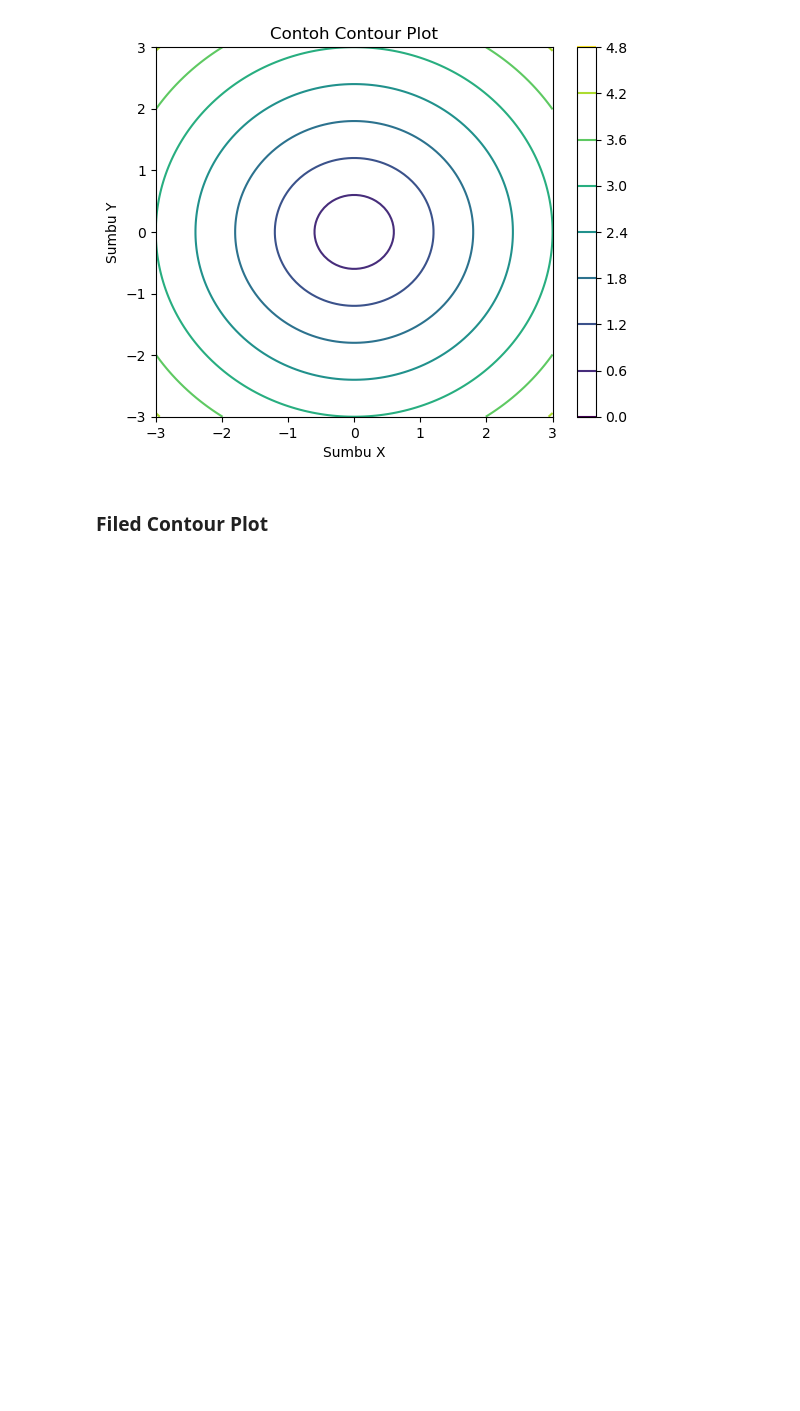
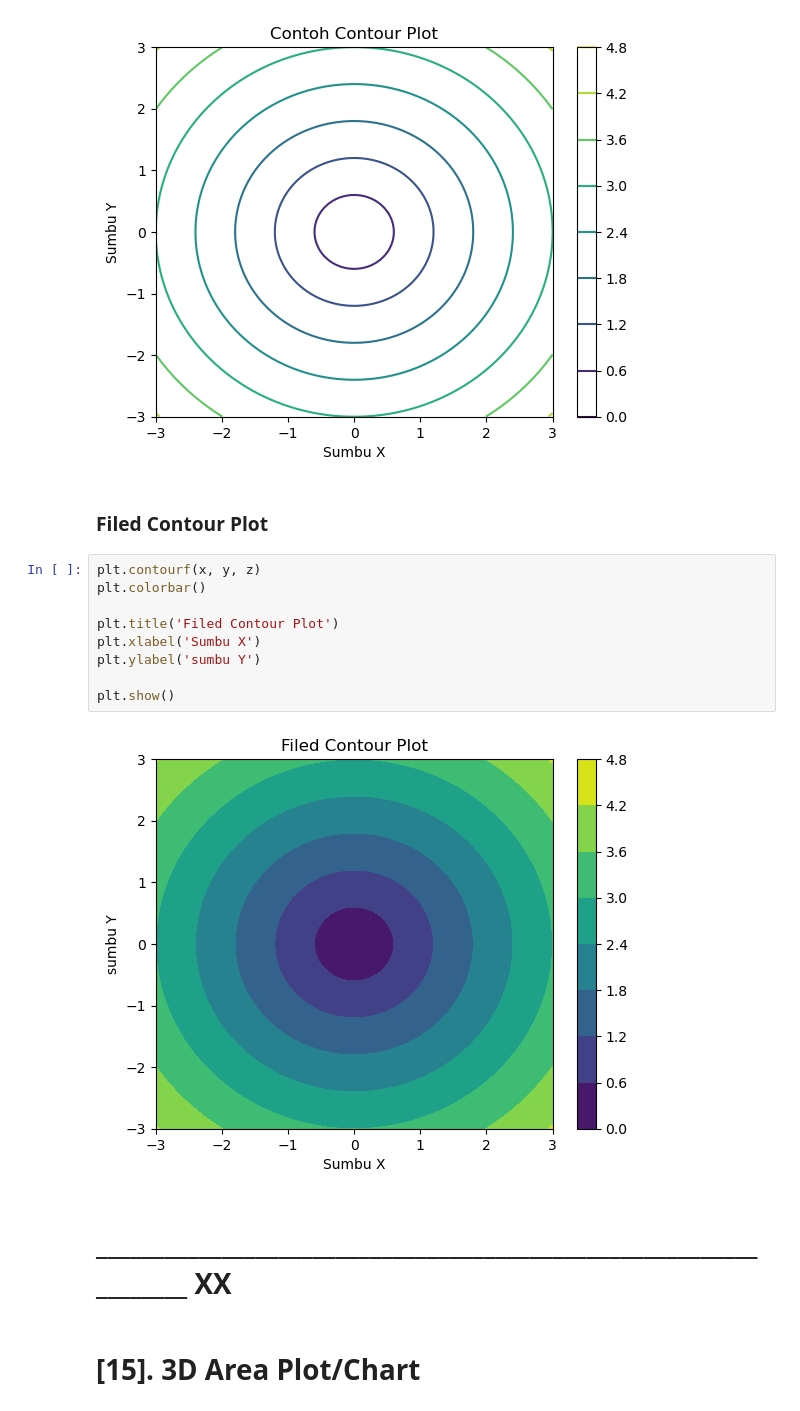
Before and after one commit to Edy-Mochamad/Learn-visualization-data, a Jupyter notebook: pengenalan-Matplotlib.ipynb, the cells around one changed output. Drawn from its saved outputs; the diff is of its cells as text; blank space fills up the shorter version.

Commit message:
Filed contour plot

```diff
--- a/pengenalan-Matplotlib.ipynb
+++ b/pengenalan-Matplotlib.ipynb
@@ -1208,3 +1208,18 @@ plt.show()
 [figure]
 # %% [markdown]
 ### **Filed Contour Plot**
+# %%
+plt.contourf(x, y, z)
+plt.colorbar()
+
+plt.title('Filed Contour Plot')
+plt.xlabel('Sumbu X')
+plt.ylabel('sumbu Y')
+
+plt.show()
+# %% [output]
+[figure, added]
+# %% [markdown]
+# **__________________________________________________________________ XX**
+# %% [markdown]
+# **[15]. 3D Area Plot/Chart**
```
